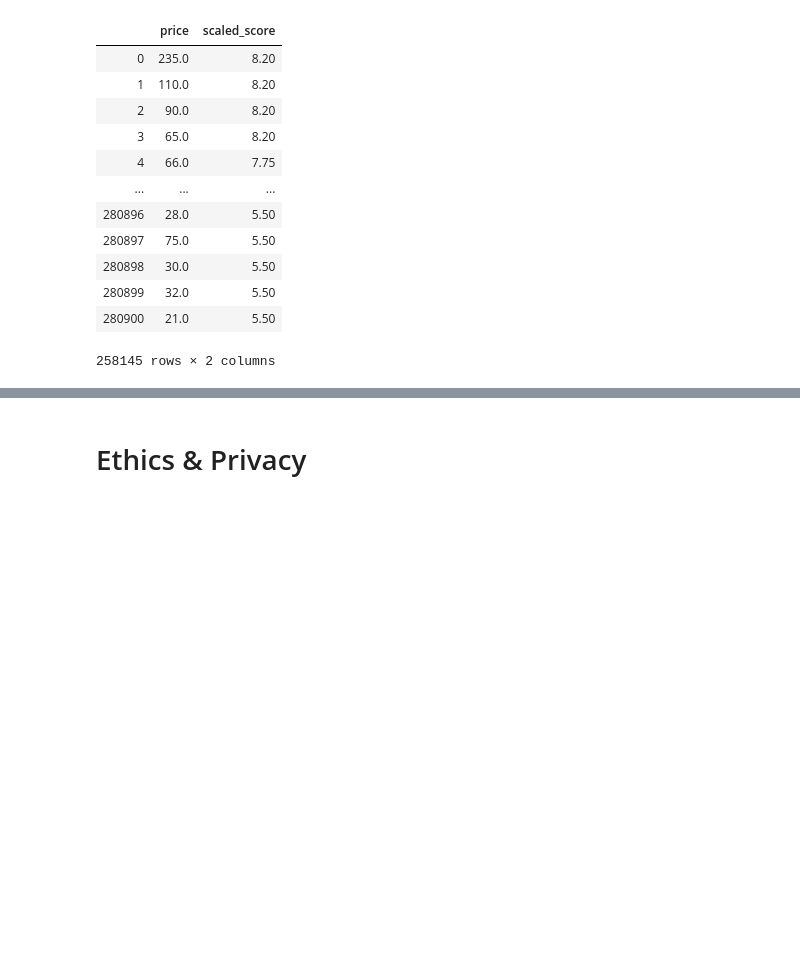
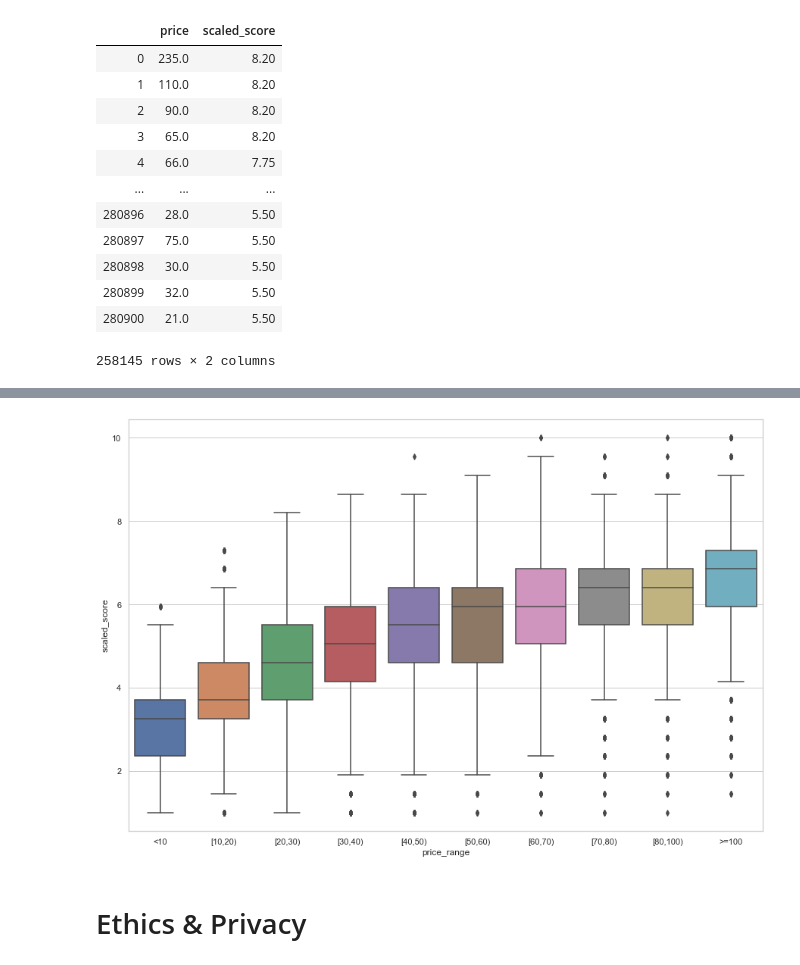
Before and after one commit to aditya4812/COGS108-Final-Project, a Jupyter notebook: FinalProject_group085.ipynb, the cells around one changed output, grey strips where cells are left out. Saved outputs shown, nothing was run; the diff lists cells and outputs as text; code cells hidden in the pictures; blank space fills up the shorter version.

Commit message:
Added cool graph

```diff
--- a/FinalProject_group085.ipynb
+++ b/FinalProject_group085.ipynb
@@ -304,3 +304,18 @@ p30to40 = under40.loc[under40['price'] >= 30]
 p20to30 = under30.loc[under30['price'] >= 20]
 p10to20 = under20.loc[under20['price'] >= 10]
 p0to10 = prices.loc[prices['price'] < 10]
+# %%
+over100['price_range'] = '>=100'
+p80to100['price_range'] = '[80,100)'
+p70to80['price_range'] = '[70,80)'
+p60to70['price_range'] = '[60,70)'
+p50to60['price_range'] = '[50,60)'
+p40to50['price_range'] = '[40,50)'
+p30to40['price_range'] = '[30,40)'
+p20to30['price_range'] = '[20,30)'
+p10to20['price_range'] = '[10,20)'
+p0to10['price_range'] = '<10'
+
+ranges = [p0to10, p10to20, p20to30, p30to40, p40to50, p50to60, p60to70, p70to80, p80to100, over100]
+prices_with_ranges = pd.concat(ranges)
+prices_with_ranges
@@ -307,3 +353,9 @@ p0to10 = prices.loc[prices['price'] < 10]
+# %%
+sns.set(style="whitegrid")
+plt.figure(figsize=(15,10))
+ax = sns.boxplot(x="price_range", y="scaled_score", data=prices_with_ranges)
+# %% [output]
+[figure, added]
 # %% [markdown]
 # Ethics & Privacy
 # %% [markdown]
```
Also changed, not shown: parts of 1 cell of this notebook.
